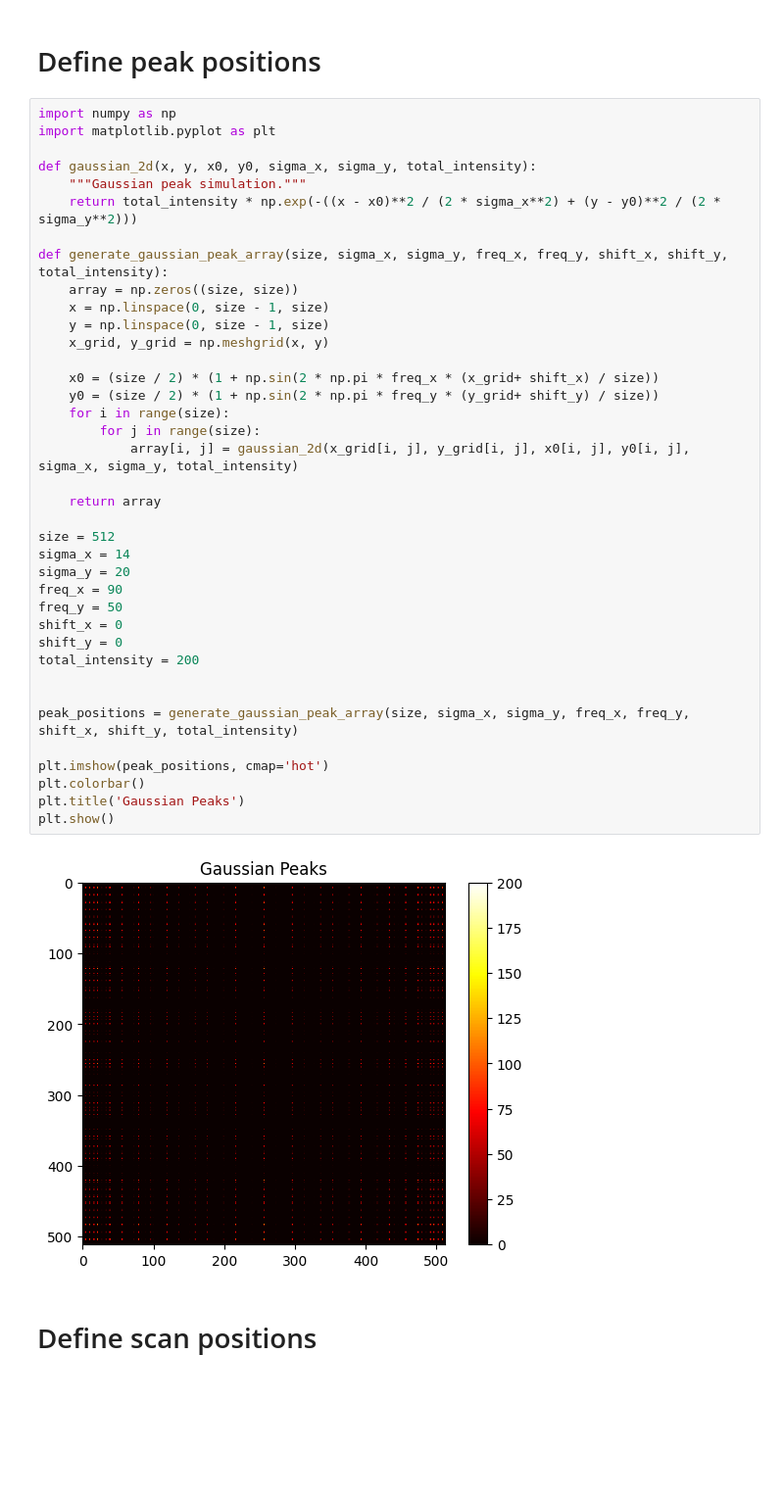
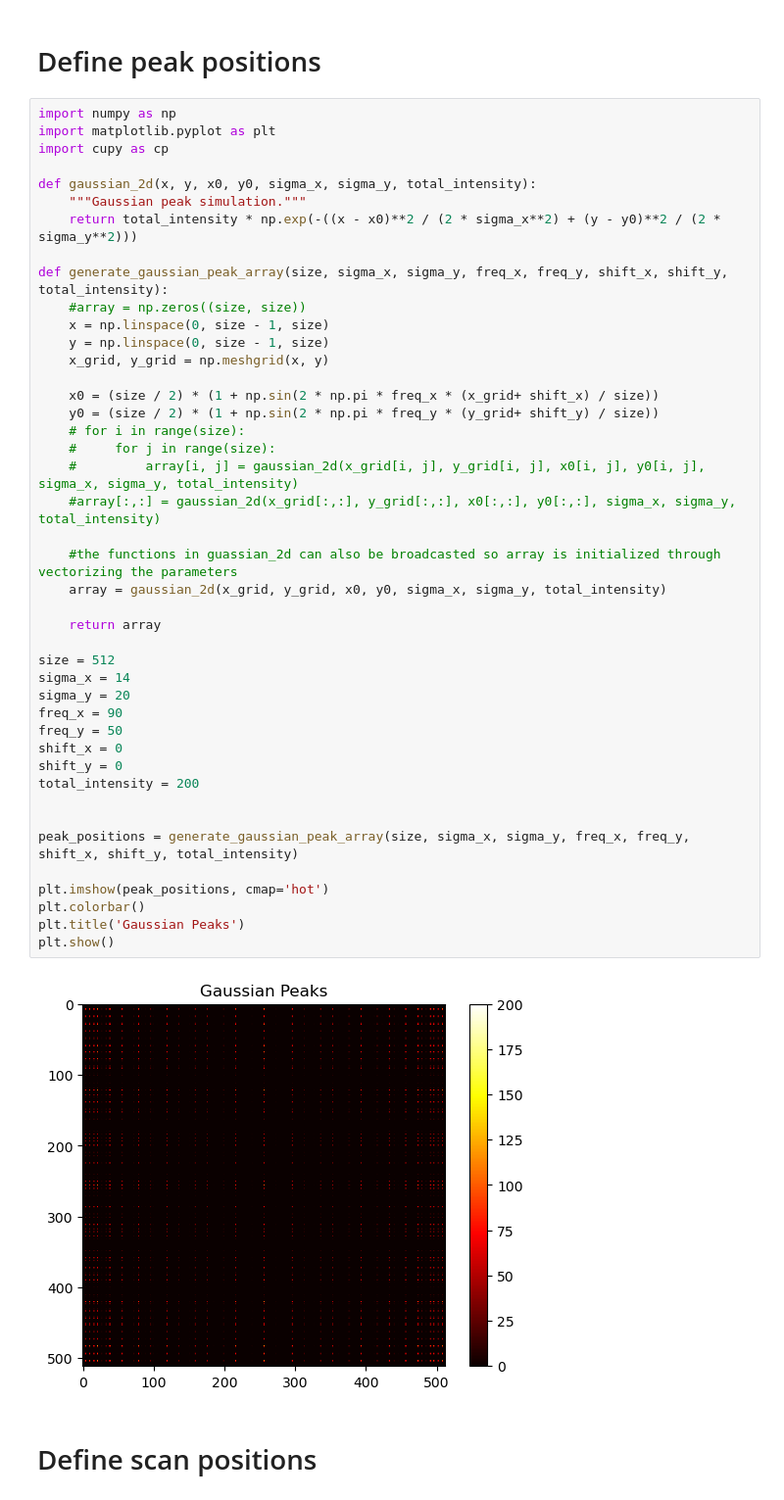
Before and after one commit to AdvancedPhotonSource/DashPVA, a Jupyter notebook: gui/xyplots.ipynb, the cells around one changed output. Shown: that part at 98% size. Cells and saved outputs as stored; diff of their text form; blank space fills up the shorter version.

```diff
--- a/gui/xyplots.ipynb
+++ b/gui/xyplots.ipynb
@@ -3,42 +3,47 @@
 # %%
 import numpy as np
 import matplotlib.pyplot as plt
+import cupy as cp
 
 def gaussian_2d(x, y, x0, y0, sigma_x, sigma_y, total_intensity):
     """Gaussian peak simulation."""
     return total_intensity * np.exp(-((x - x0)**2 / (2 * sigma_x**2) + (y - y0)**2 / (2 * sigma_y**2)))
 
 def generate_gaussian_peak_array(size, sigma_x, sigma_y, freq_x, freq_y, shift_x, shift_y, total_intensity):
-    array = np.zeros((size, size))
+    #array = np.zeros((size, size))
     x = np.linspace(0, size - 1, size)
     y = np.linspace(0, size - 1, size)
     x_grid, y_grid = np.meshgrid(x, y)
 
     x0 = (size / 2) * (1 + np.sin(2 * np.pi * freq_x * (x_grid+ shift_x) / size))
     y0 = (size / 2) * (1 + np.sin(2 * np.pi * freq_y * (y_grid+ shift_y) / size))
-    for i in range(size):
-        for j in range(size):
-            array[i, j] = gaussian_2d(x_grid[i, j], y_grid[i, j], x0[i, j], y0[i, j], sigma_x, sigma_y, total_intensity)
+    # for i in range(size):
+    #     for j in range(size):
+    #         array[i, j] = gaussian_2d(x_grid[i, j], y_grid[i, j], x0[i, j], y0[i, j], sigma_x, sigma_y, total_intensity)
+    #array[:,:] = gaussian_2d(x_grid[:,:], y_grid[:,:], x0[:,:], y0[:,:], sigma_x, sigma_y, total_intensity)
+
+    #the functions in guassian_2d can also be broadcasted so array is initialized through vectorizing the parameters
+    array = gaussian_2d(x_grid, y_grid, x0, y0, sigma_x, sigma_y, total_intensity)
 
     return array
 
 size = 512
 sigma_x = 14
 sigma_y = 20
 freq_x = 90
 freq_y = 50
 shift_x = 0
 shift_y = 0
 total_intensity = 200
 
 
 peak_positions = generate_gaussian_peak_array(size, sigma_x, sigma_y, freq_x, freq_y, shift_x, shift_y, total_intensity)
 
 plt.imshow(peak_positions, cmap='hot')
 plt.colorbar()
 plt.title('Gaussian Peaks')
 plt.show()
 # %% [output]
-[figure, old version]
+[figure, new version]
 # %% [markdown]
 # Define scan positions
```
Also changed, not shown: parts of 6 cells of this notebook, 10 other files.
